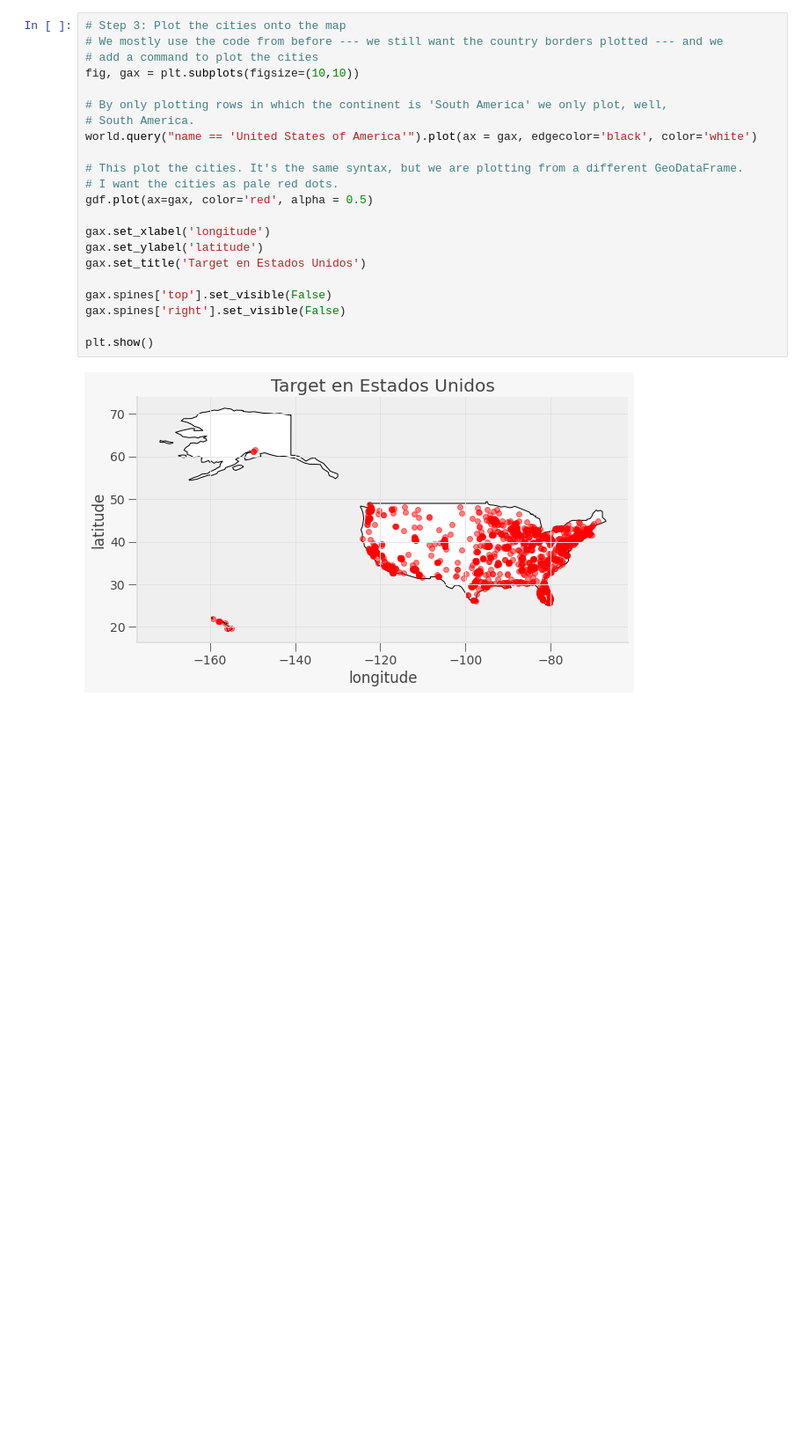
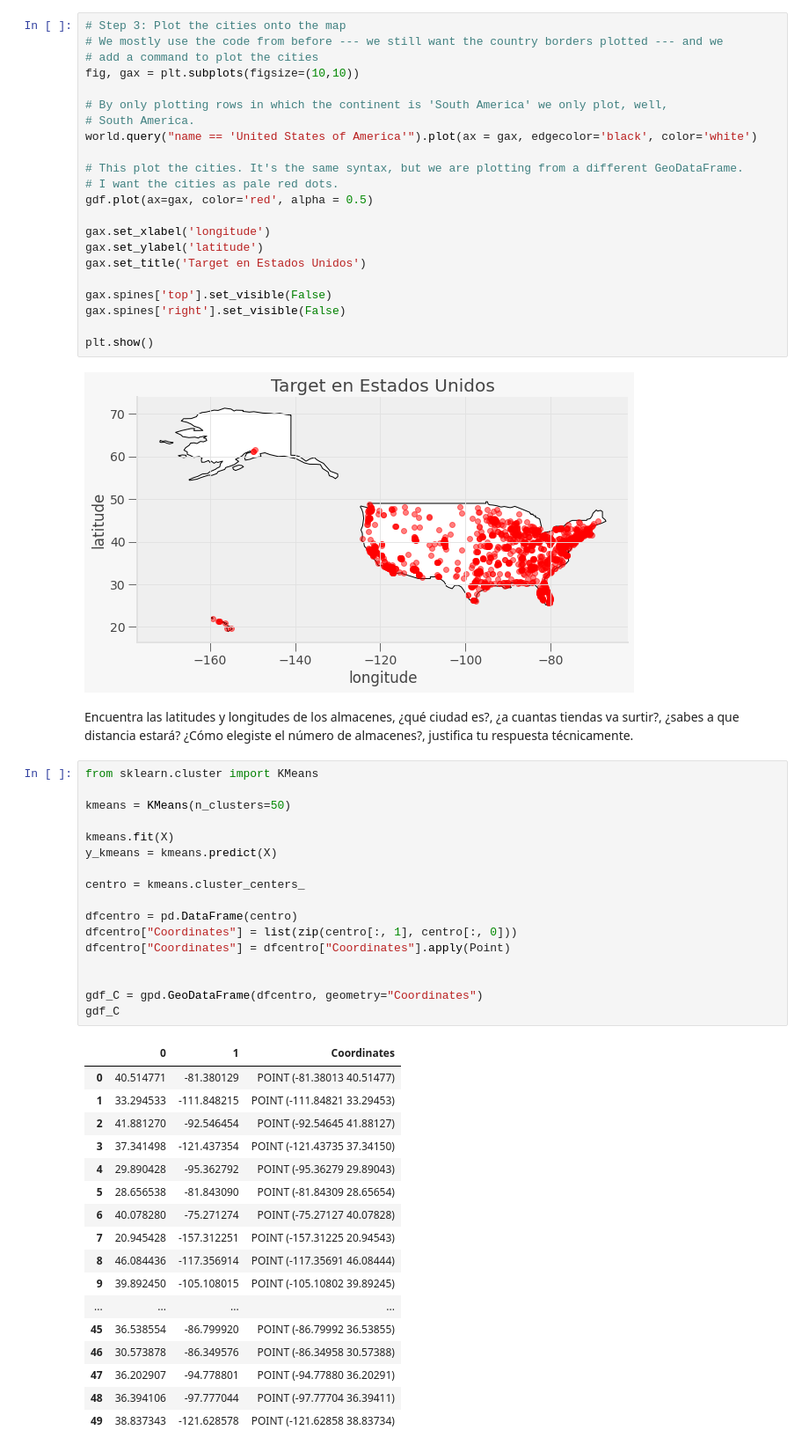
Before and after one commit to PosgradoMNA/actividades-de-aprendizaje-JersonDavidPerezContreras, a Jupyter notebook: Activity_Semanal_7_Regresiones_y_K_means.ipynb, the cells around one changed output. Shown at 88% size. Drawn from its saved outputs; the diff is of its cells as text; blank space fills up the shorter version.

```diff
--- a/Activity_Semanal_7_Regresiones_y_K_means.ipynb
+++ b/Activity_Semanal_7_Regresiones_y_K_means.ipynb
@@ -401,3 +406,41 @@ gax.spines['right'].set_visible(False)
 plt.show()
 # %% [output]
 [figure]
+# %% [markdown]
+Encuentra las latitudes y longitudes de los almacenes, ¿qué ciudad es?, ¿a cuantas tiendas va surtir?, ¿sabes a que distancia estará?
+¿Cómo elegiste el número de almacenes?, justifica tu respuesta técnicamente.
+# %%
+from sklearn.cluster import KMeans
+
+kmeans = KMeans(n_clusters=50)
+
+kmeans.fit(X)
+y_kmeans = kmeans.predict(X)
+
+centro = kmeans.cluster_centers_
+
+dfcentro = pd.DataFrame(centro)
+dfcentro["Coordinates"] = list(zip(centro[:, 1], centro[:, 0]))
+dfcentro["Coordinates"] = dfcentro["Coordinates"].apply(Point)
+
+
+gdf_C = gpd.GeoDataFrame(dfcentro, geometry="Coordinates")
+gdf_C
+# %% [output]
+|  | 0 | 1 | Coordinates |
+| 0 | 40.514771 | -81.380129 | POINT (-81.38013 40.51477) |
+| 1 | 33.294533 | -111.848215 | POINT (-111.84821 33.29453) |
+| 2 | 41.881270 | -92.546454 | POINT (-92.54645 41.88127) |
+| 3 | 37.341498 | -121.437354 | POINT (-121.43735 37.34150) |
+| 4 | 29.890428 | -95.362792 | POINT (-95.36279 29.89043) |
+| 5 | 28.656538 | -81.843090 | POINT (-81.84309 28.65654) |
+| 6 | 40.078280 | -75.271274 | POINT (-75.27127 40.07828) |
+| 7 | 20.945428 | -157.312251 | POINT (-157.31225 20.94543) |
+| 8 | 46.084436 | -117.356914 | POINT (-117.35691 46.08444) |
+| 9 | 39.892450 | -105.108015 | POINT (-105.10802 39.89245) |
+| ... | ... | ... | ... |
+| 45 | 36.538554 | -86.799920 | POINT (-86.79992 36.53855) |
+| 46 | 30.573878 | -86.349576 | POINT (-86.34958 30.57388) |
+| 47 | 36.202907 | -94.778801 | POINT (-94.77880 36.20291) |
+| 48 | 36.394106 | -97.777044 | POINT (-97.77704 36.39411) |
+| 49 | 38.837343 | -121.628578 | POINT (-121.62858 38.83734) |
```
Also changed, not shown: parts of 5 cells of this notebook.
